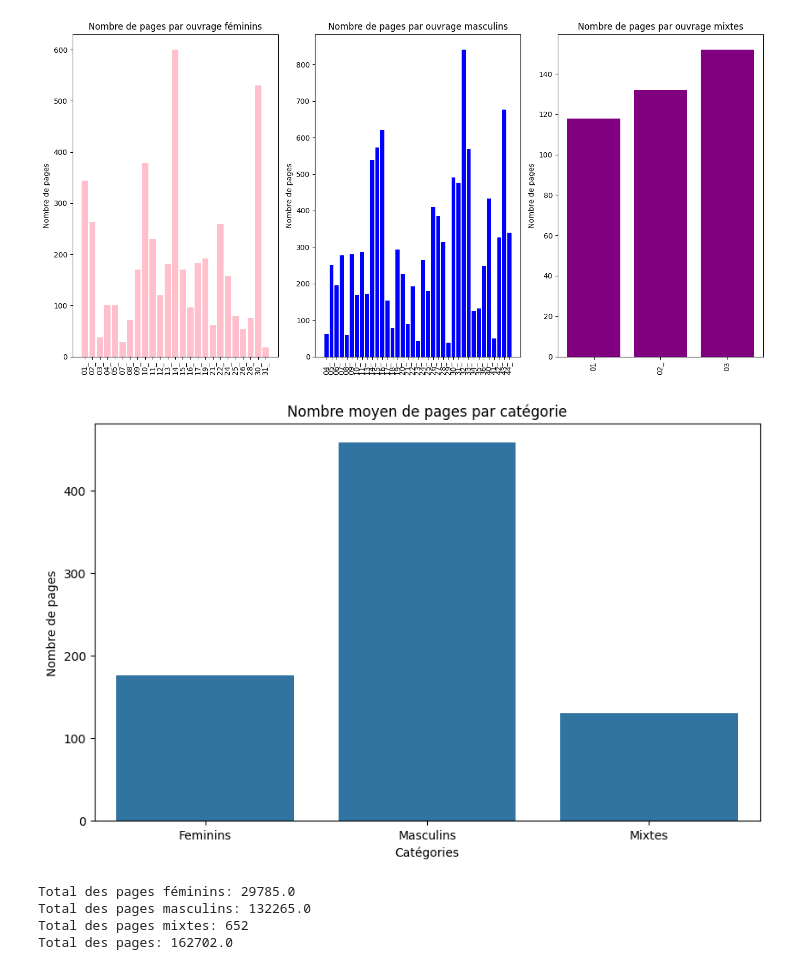
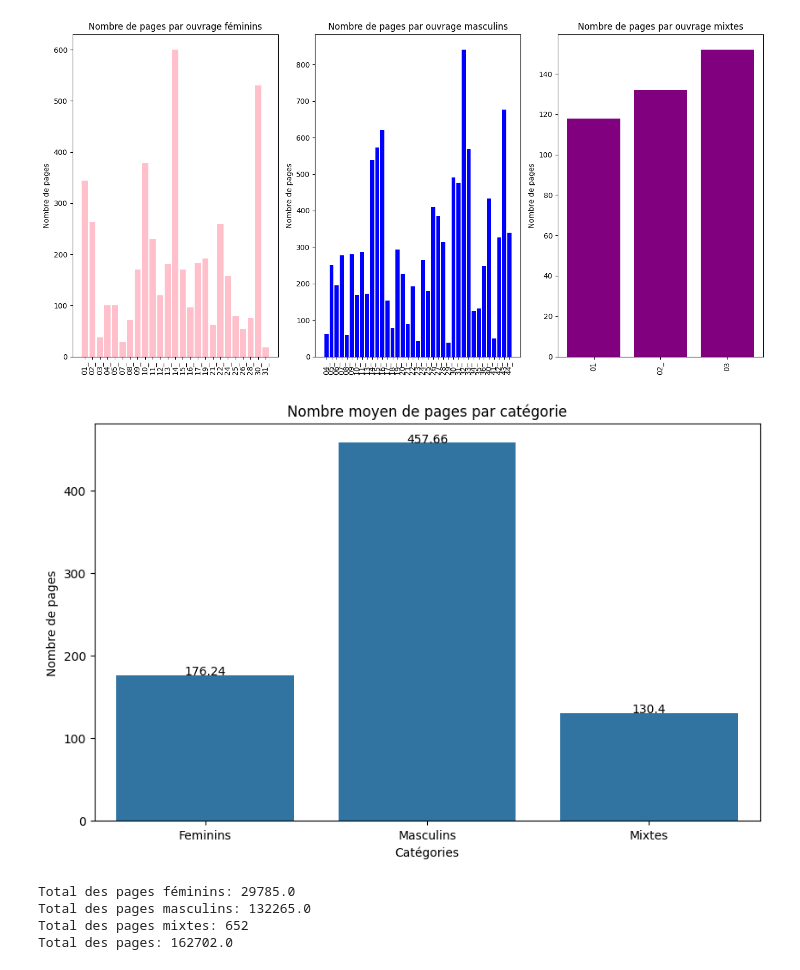
Before and after one commit to AlexleLion/semester_project, a Jupyter notebook: notebooks/exploration.ipynb, the cells around one changed output. Drawn from its saved outputs; the diff is of its cells as text; code cells hidden in the pictures.

```diff
--- a/notebooks/exploration.ipynb
+++ b/notebooks/exploration.ipynb
@@ -70,23 +129,24 @@ plt.show()
 # %%
 # Calculate the average number of pages for each category
 avg_pages_feminins = df_feminins['Nbr_pages'].mean()
 avg_pages_masculins = df_masculins['Nbr_pages'].mean()
 avg_pages_mixtes = df_mixtes['Nbr_pages'].mean()
 
 avg_pages_df = pd.DataFrame({
     'Categories': ['Feminins', 'Masculins', 'Mixtes'],
     'Moyenne de pages': [avg_pages_feminins, avg_pages_masculins, avg_pages_mixtes]
 })
 
-# Plot the average number of pages
 plt.figure(figsize=(10, 6))
 sns.barplot(x='Categories', y='Moyenne de pages', data=avg_pages_df)
+for index, row in avg_pages_df.iterrows():
+    plt.text(index, row['Moyenne de pages'], round(row['Moyenne de pages'], 2), color='black', ha="center")
 plt.title('Nombre moyen de pages par catégorie')
 plt.ylabel('Nombre de pages')
 plt.xlabel('Catégories')
 plt.show()
 # %% [output]
-[figure, old version]
+[figure, new version]
 # %%
 total_pages_feminins = df_feminins['Nbr_pages'].sum()
 total_pages_masculins = df_masculins['Nbr_pages'].sum()
```
Also changed, not shown: parts of 3 cells of this notebook, 1 other file.
